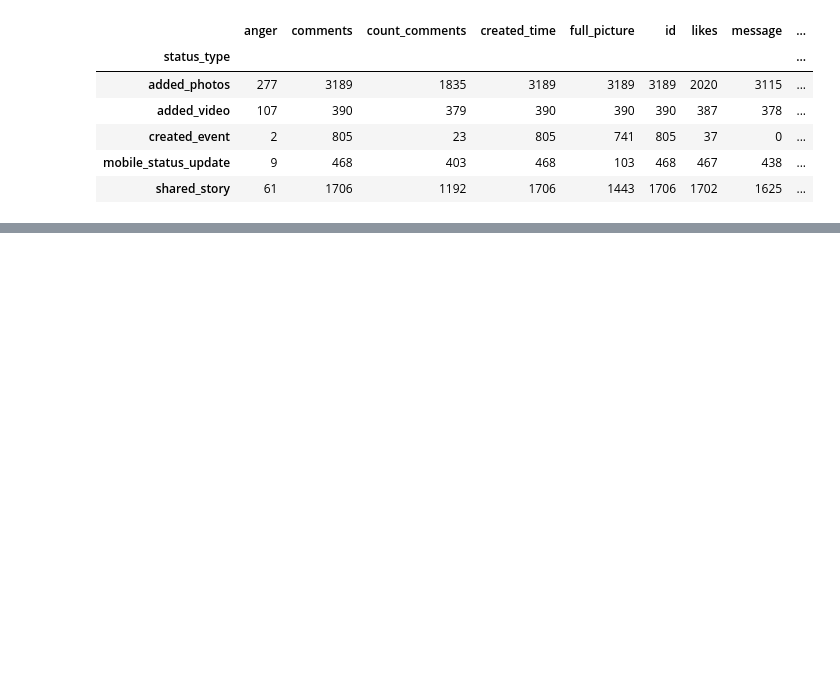
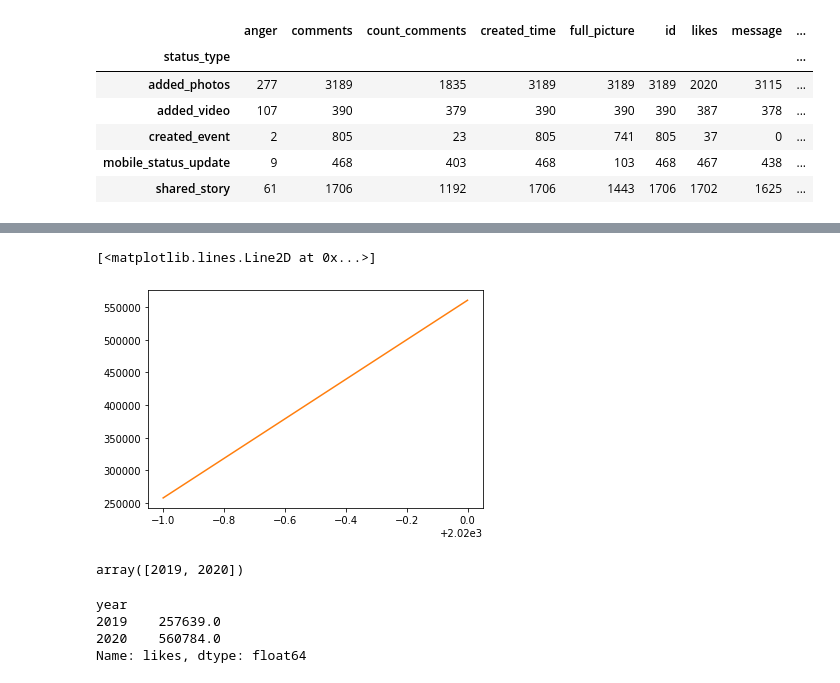
Before and after one commit to giatranhoang/usconsulate_insight, a Jupyter notebook: consulate insight.ipynb, the cells around one changed output, grey strips where cells are left out. Drawn from its saved outputs; the diff is of its cells as text; code cells hidden in the pictures; blank space fills up the shorter version.

```diff
--- a/consulate insight.ipynb
+++ b/consulate insight.ipynb
@@ -68,0 +173,2 @@ df.groupby("status_type").count()
+# %%
+df_plot = df[(df["year"] == 2020) | (df["year"] == 2019)]
@@ -68,0 +191,20 @@ df.groupby("status_type").count()
+# %%
+x = df_plot.sort_values("year")["year"].unique()
+y = df_plot.groupby("year").sum()["likes"]
+
+fig, ax = plt.subplots()
+ax.plot(x, y, color='C1', label = "Likes")
+# %% [output]
+[<matplotlib.lines.Line2D at 0x...>]
+[figure, added]
+# %%
+df[(df["year"] == 2020) | (df["year"] == 2019)].sort_values("year")["year"].unique()
+# %% [output]
+array([2019, 2020])
+# %%
+df[(df["year"] == 2020) | (df["year"] == 2019)].groupby("year").sum()["likes"]
+# %% [output]
+year
+2019    257639.0
+2020    560784.0
+Name: likes, dtype: float64
```
Also changed, not shown: parts of 11 cells of this notebook.
